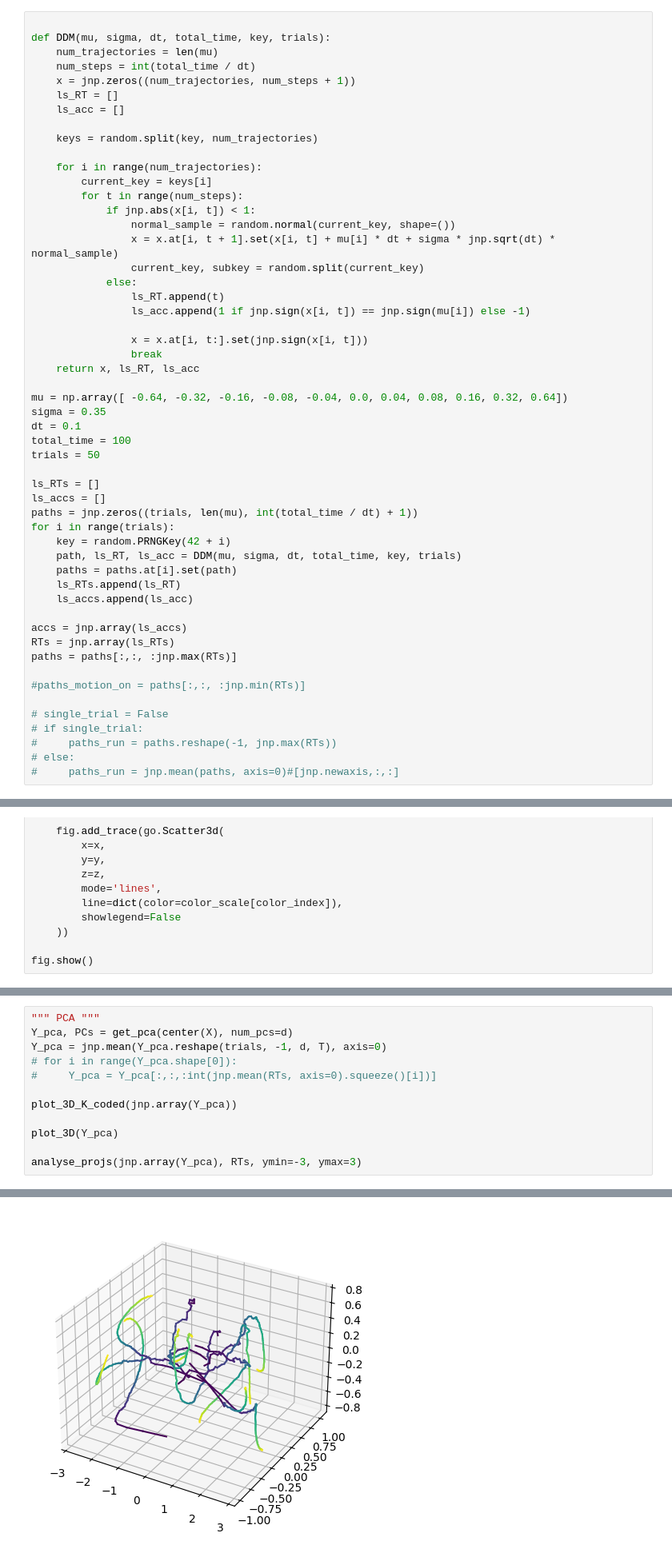
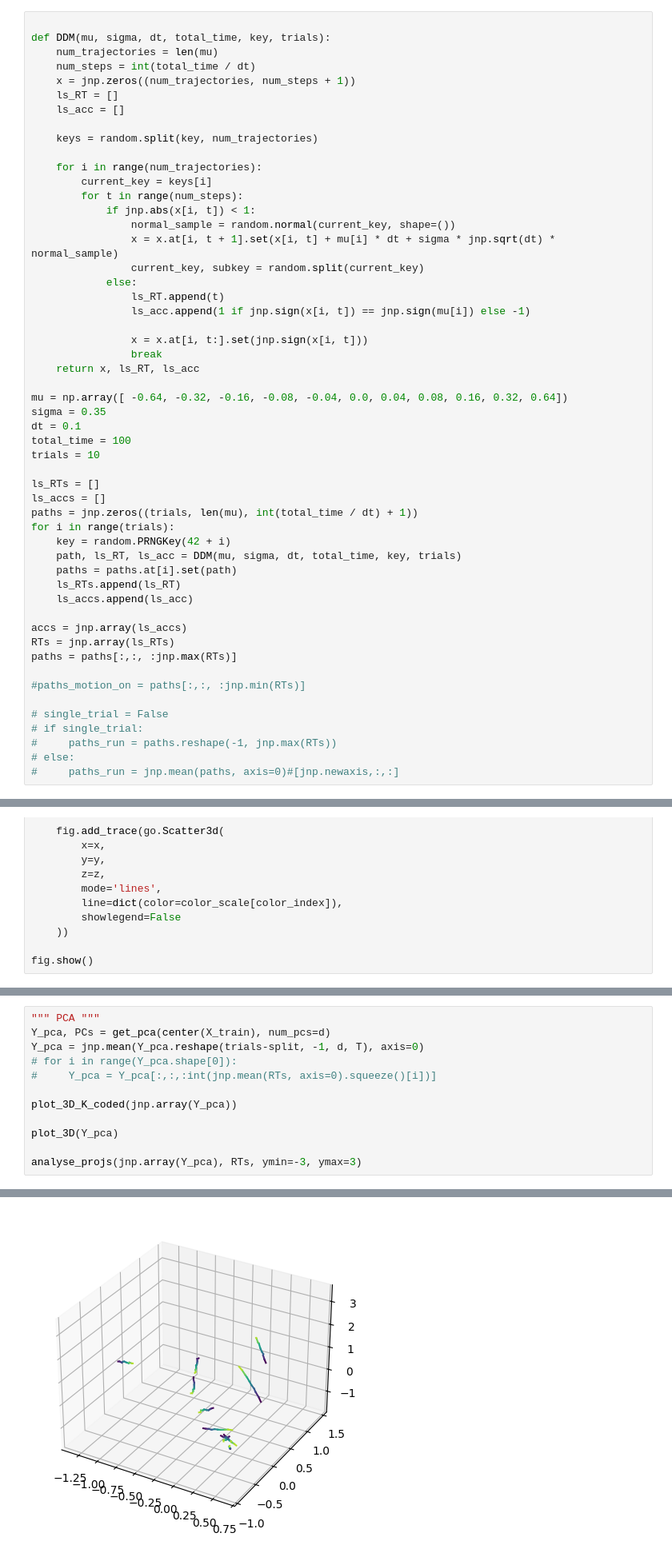
Before and after one commit to ArielleRosinski/SCA_project, a Jupyter notebook: DDM.ipynb, the cells around one changed output, grey strips where cells are left out. Shown: that part at 80% size. Drawn from its saved outputs; the diff is of its cells as text.

```diff
--- a/DDM.ipynb
+++ b/DDM.ipynb
@@ -47,7 +47,7 @@ mu = np.array([ -0.64, -0.32, -0.16, -0.08, -0.04, 0.0, 0.04, 0.08, 0.16, 0.32,
 sigma = 0.35
 dt = 0.1
 total_time = 100
-trials = 50
+trials = 10
 
 ls_RTs = []
 ls_accs = []
@@ -350,7 +318,7 @@ analyse_projs(Y, RTs, ymin=-2, ymax=2)
 # %%
 """ PCA """
-Y_pca, PCs = get_pca(center(X), num_pcs=d)
-Y_pca = jnp.mean(Y_pca.reshape(trials, -1, d, T), axis=0)
+Y_pca, PCs = get_pca(center(X_train), num_pcs=d)
+Y_pca = jnp.mean(Y_pca.reshape(trials-split, -1, d, T), axis=0)
 # for i in range(Y_pca.shape[0]):
 #     Y_pca = Y_pca[:,:,:int(jnp.mean(RTs, axis=0).squeeze()[i])]
 
@@ -364 +332 @@ analyse_projs(jnp.array(Y_pca), RTs, ymin=-3, ymax=3)
-[figure, old version]
+[figure, new version]
```
Also changed, not shown: parts of 13 cells of this notebook, 4 other files.
